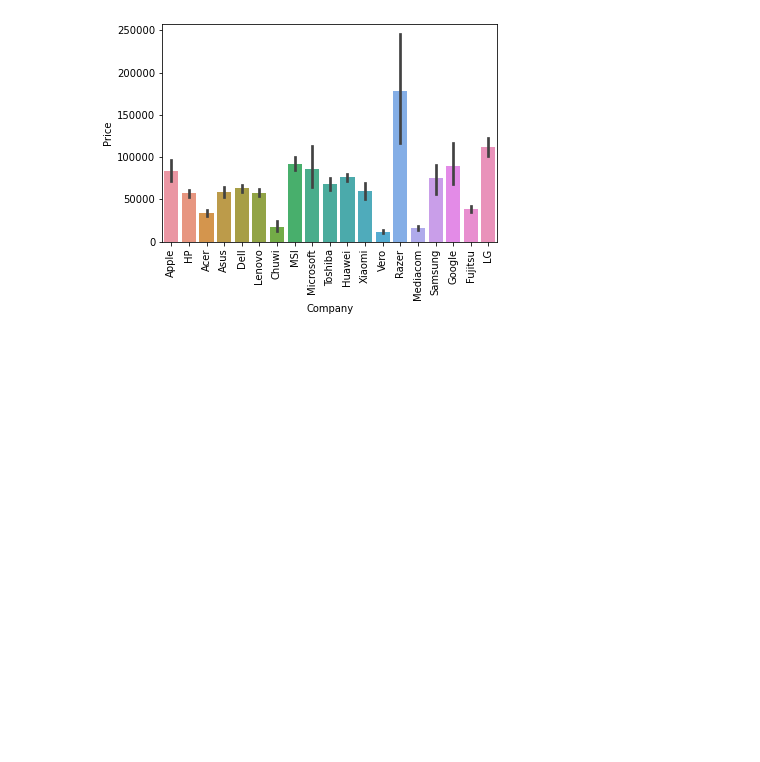
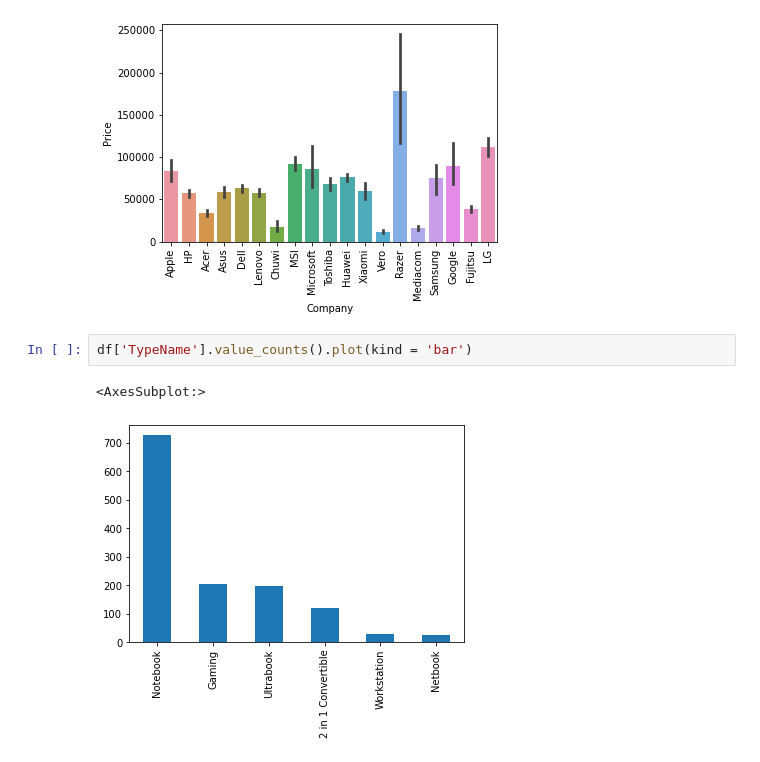
Before and after one commit to ApurbaKumarMajumder/Machine_Learning_Projects, a Jupyter notebook: Laptop_price_Predictor/notebook.ipynb, the cells around one changed output. Saved outputs shown, nothing was run; the diff lists cells and outputs as text; blank space fills up the shorter version.

Commit message:
different types of laptops

```diff
--- a/Laptop_price_Predictor/notebook.ipynb
+++ b/Laptop_price_Predictor/notebook.ipynb
@@ -163,3 +163,8 @@ plt.xticks(rotation = 'vertical')
 plt.show()
 # %% [output]
 [figure]
+# %%
+df['TypeName'].value_counts().plot(kind = 'bar')
+# %% [output]
+<AxesSubplot:>
+[figure, added]
```
Also changed, not shown: parts of 1 cell of this notebook.
